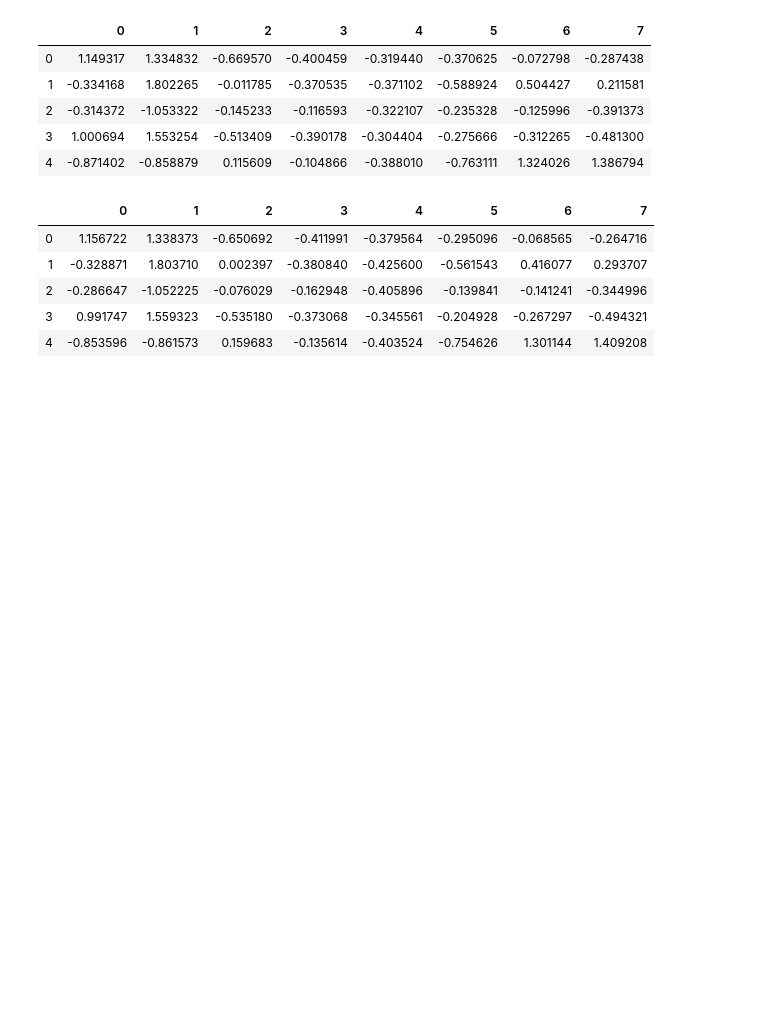
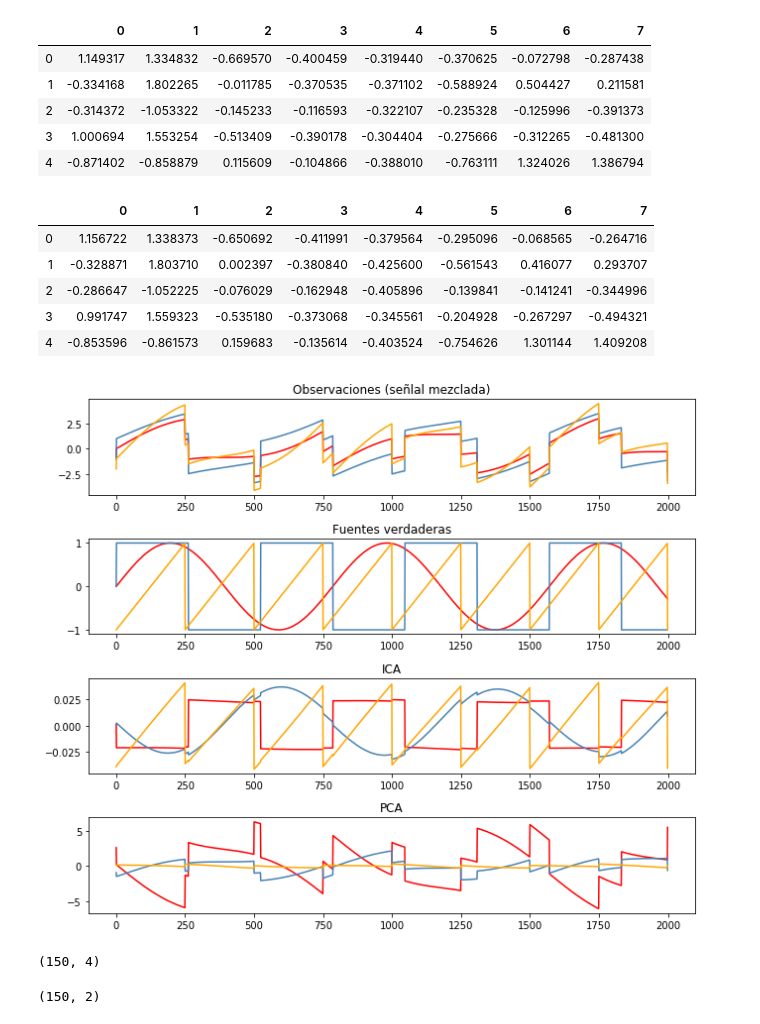
Before and after one commit to aeonryu/clases_datamex1019, a Jupyter notebook: w5_d4 - PCA, ICA, UMAP, Time series.ipynb, the cells around one changed output. Cells and saved outputs as stored; diff of their text form; code cells hidden in the pictures; blank space fills up the shorter version.

```diff
--- a/w5_d4 - PCA, ICA, UMAP, Time series.ipynb
+++ b/w5_d4 - PCA, ICA, UMAP, Time series.ipynb
@@ -108,0 +122,31 @@ pd.DataFrame(pca.inverse_transform(df)).head()
+# %%
+S=np.c_[s1,s2,s3]
+#S+=0.2*np.random.normal(size=S.shape)
+#S/=S.std(axis=0)
+# %%
+A=np.array([[1,1,1], [0.5, 2, 1.0], [1.5, 1.0, 2.0]])
+X=np.dot(S, A.T)   # observaciones
+# %%
+ica=FastICA(n_components=3)
+S_ica=ica.fit_transform(X) # reconstruye las señales
+A_ica=ica.mixing_
+# %%
+pca=PCA(n_components=3)
+S_pca=pca.fit_transform(X)
+# %%
+# plots
+plt.figure(figsize=(10,8))
+modelos=[X, S, S_ica, S_pca]
+nombres=['Observaciones (señlal mezclada)', 'Fuentes verdaderas', 'ICA', 'PCA']
+colores=['red', 'steelblue', 'orange']
+
+for i,(m,n) in enumerate(zip(modelos, nombres)):
+    plt.subplot(4,1,i+1)
+    plt.title(n)
+    for sig,c in zip(m.T, colores):
+        plt.plot(sig, color=c)
+
+plt.subplots_adjust(0.09, 0.04, 0.94, 0.94, 0.26, 0.46)
+plt.show();
+# %% [output]
+[figure, added]
@@ -108,0 +159,9 @@ pd.DataFrame(pca.inverse_transform(df)).head()
+# %%
+load_iris().data.shape
+# %% [output]
+(150, 4)
+# %%
+redu=umap.UMAP(n_components=2).fit_transform(load_iris().data)
+redu.shape
+# %% [output]
+(150, 2)
```
Also changed, not shown: parts of 7 cells of this notebook.
